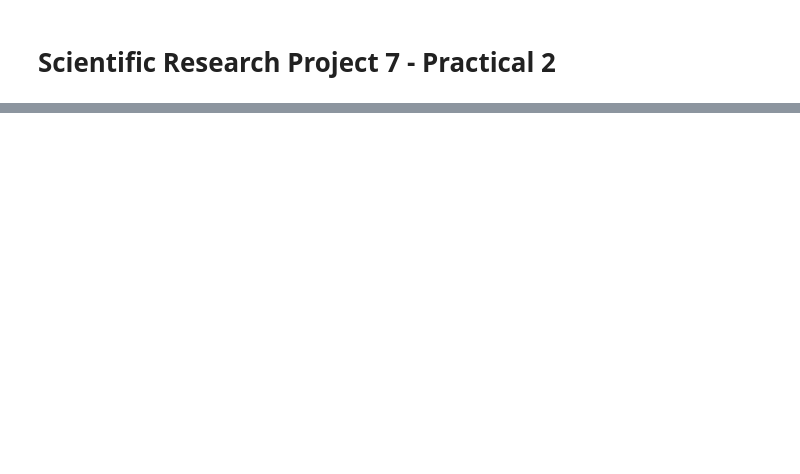
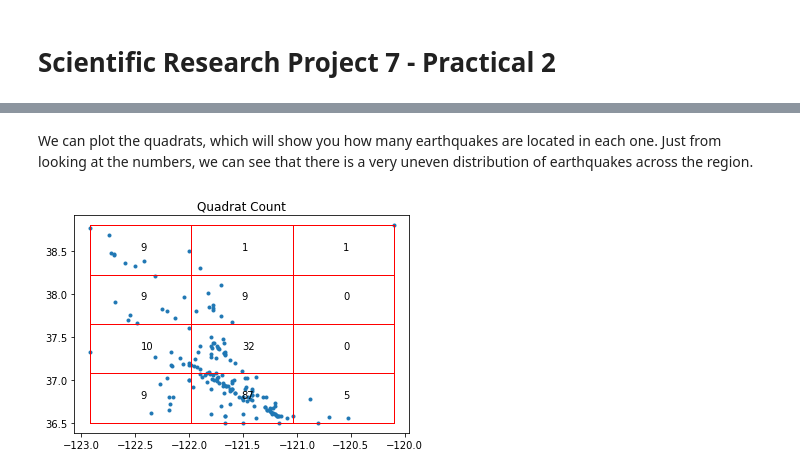
Before and after one commit to fclubb/SciRes-Earthquakes, a Jupyter notebook: Practical_2.ipynb, the cells around one changed output, grey strips where cells are left out. Saved outputs shown, nothing was run; the diff lists cells and outputs as text; code cells hidden in the pictures; blank space fills up the shorter version.

```diff
--- a/Practical_2.ipynb
+++ b/Practical_2.ipynb
@@ -69,0 +107,4 @@ df
+# %%
+# make a point pattern from the latitude and longitude and print the summary
+pp = PointPattern(data)
+pp.summary()
@@ -69,0 +127,8 @@ df
+# %%
+q_r = qs.QStatistic(pp,shape= "rectangle",nx = 3, ny = 3)
+# %% [markdown]
+We can plot the quadrats, which will show you how many earthquakes are located in each one. Just from looking at the numbers, we can see that there is a very uneven distribution of earthquakes across the region.
+# %%
+q_r.plot()
+# %% [output]
+[figure, added]
```
Also changed, not shown: parts of 32 cells of this notebook.
